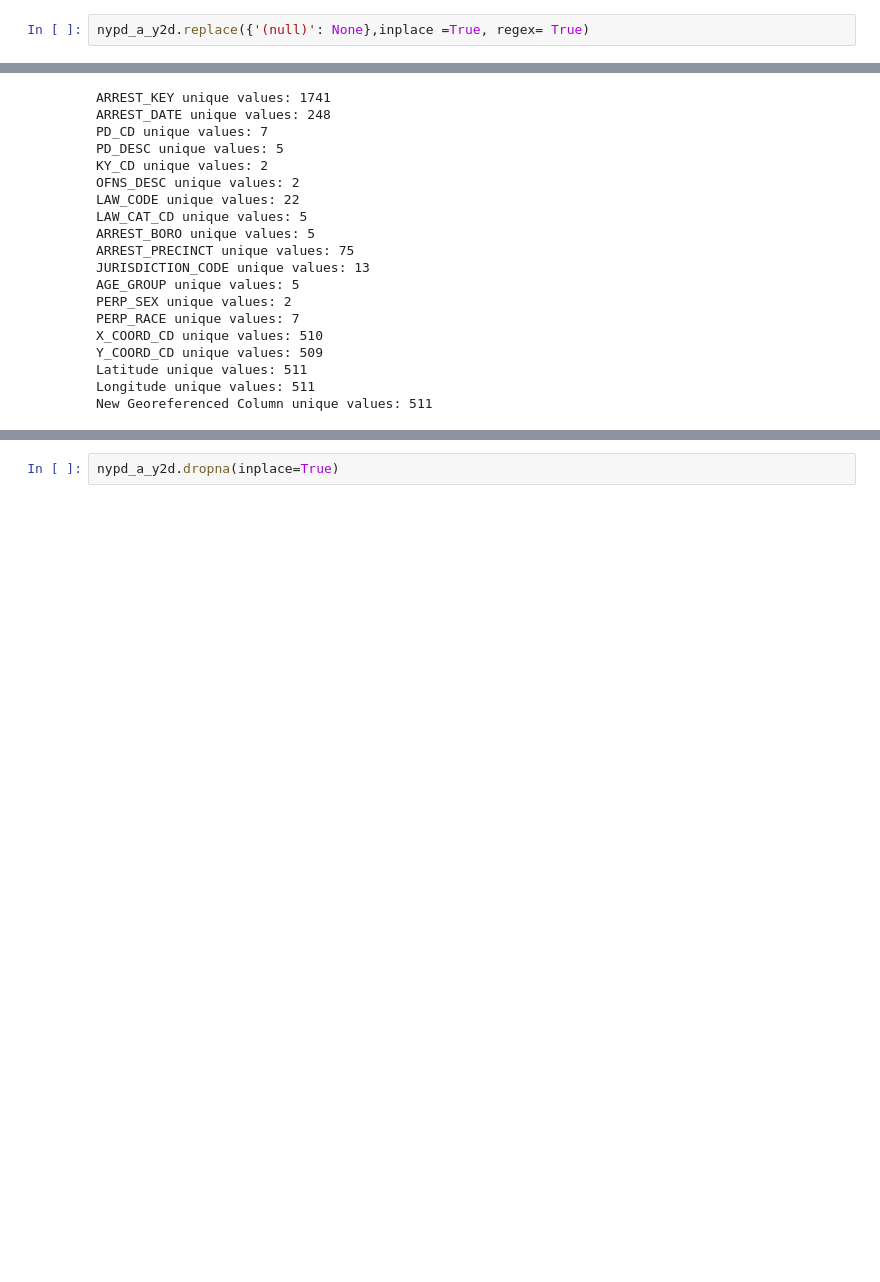
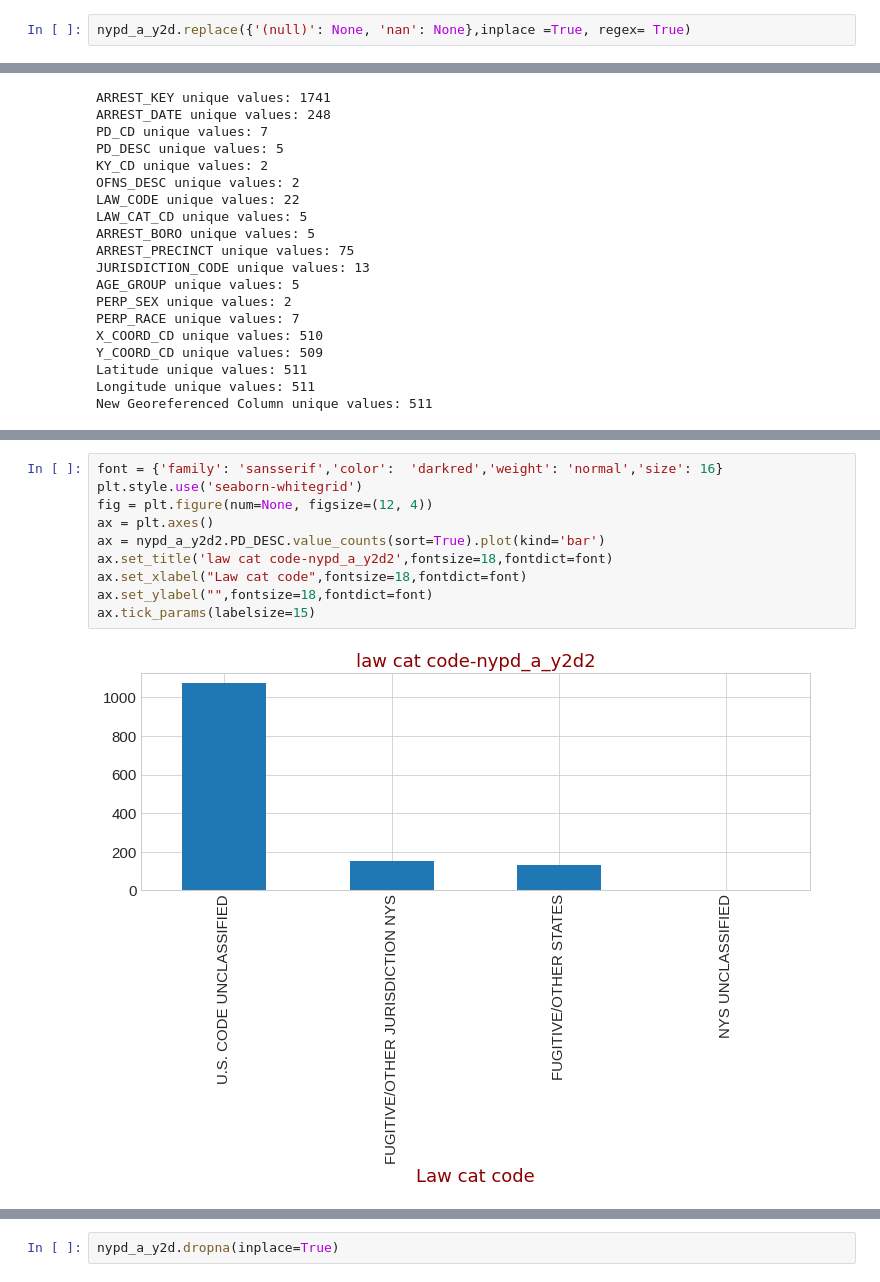
Before and after one commit to MarcusQuigley/Mel-main, a Jupyter notebook: NYPD_ARREST_data.ipynb, the cells around one changed output, grey strips where cells are left out. Cells and saved outputs as stored; diff of their text form; blank space fills up the shorter version.

Commit message:
visualization of nulls. in progress

```diff
--- a/NYPD_ARREST_data.ipynb
+++ b/NYPD_ARREST_data.ipynb
@@ -126,7 +130,7 @@ Longitude                      0
 New Georeferenced Column       0
 dtype: int64
 # %%
-nypd_a_y2d.replace({'(null)': None},inplace =True, regex= True)
+nypd_a_y2d.replace({'(null)': None, 'nan': None},inplace =True, regex= True)
 # %%
 nypd_a_y2d.isnull().sum()
 # %% [output]
@@ -206,0 +296,12 @@ New Georeferenced Column unique values: 511
+# %%
+font = {'family': 'sansserif','color':  'darkred','weight': 'normal','size': 16}
+plt.style.use('seaborn-whitegrid')
+fig = plt.figure(num=None, figsize=(12, 4))
+ax = plt.axes()
+ax = nypd_a_y2d2.PD_DESC.value_counts(sort=True).plot(kind='bar')
+ax.set_title('law cat code-nypd_a_y2d2',fontsize=18,fontdict=font)
+ax.set_xlabel("Law cat code",fontsize=18,fontdict=font)
+ax.set_ylabel("",fontsize=18,fontdict=font)
+ax.tick_params(labelsize=15)
+# %% [output]
+[figure, added]
```
Also changed, not shown: parts of 15 cells of this notebook.
